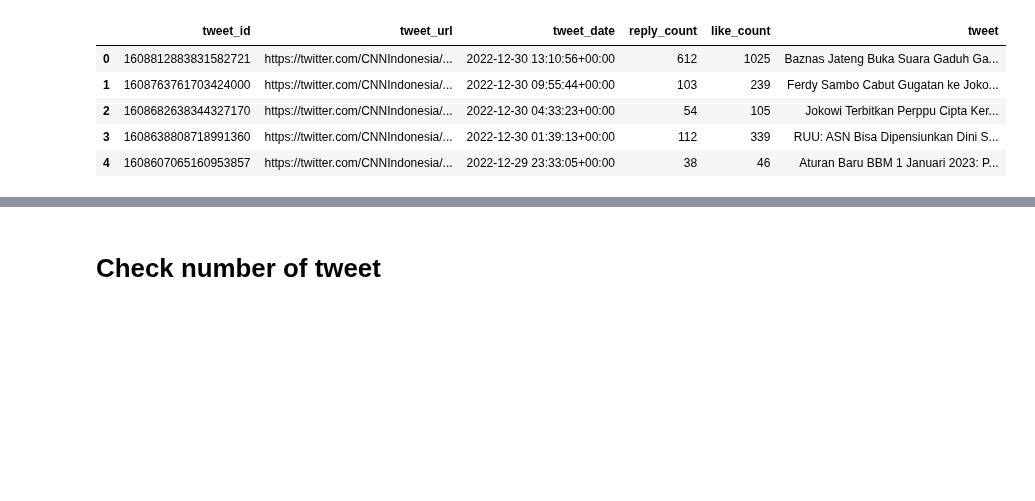
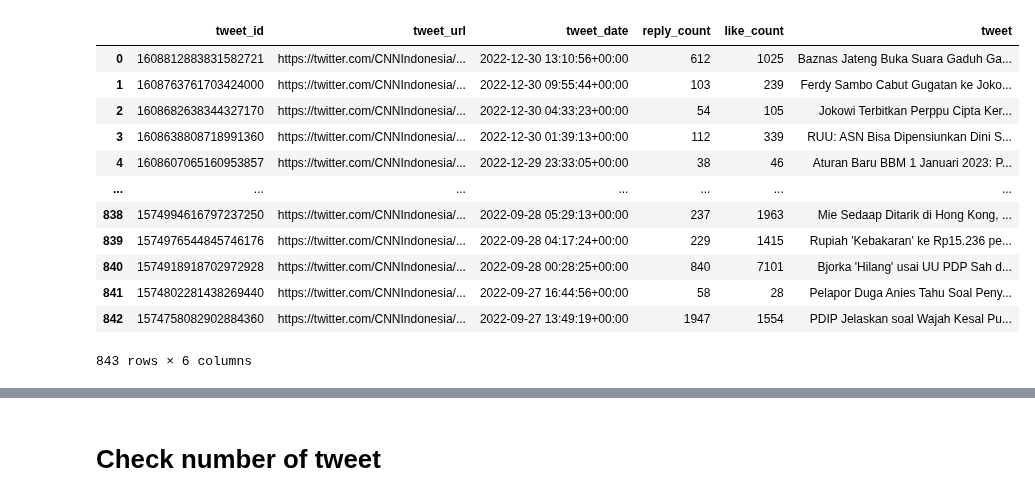
Before and after one commit to kaenova/Headline_Detection, a Jupyter notebook: src/2. Data Processing - Labeling - Splitting/1. data_explore.ipynb, the cells around one changed output, grey strips where cells are left out. Saved outputs shown, nothing was run; the diff lists cells and outputs as text; code cells hidden in the pictures; blank space fills up the shorter version.

```diff
--- a/src/2. Data Processing - Labeling - Splitting/1. data_explore.ipynb
+++ b/src/2. Data Processing - Labeling - Splitting/1. data_explore.ipynb
@@ -10,11 +10,18 @@ replies_path = f"{relative_path_data}/replies"
 organizaton_df = {data: pd.read_csv(f"{organization_path}/{data}") for data in data_csv}
 replies_df = {data: pd.read_csv(f"{replies_path}/{data}") for data in data_csv}
 # %%
-organizaton_df[data_csv[0]].head()
+organizaton_df[data_csv[0]]
 # %% [output]
 |  | tweet_id | tweet_url | tweet_date | reply_count | like_count | tweet |
 | 0 | 1608812883831582721 | https://twitter.com/CNNIndonesia/... | 2022-12-30 13:10:56+00:00 | 612 | 1025 | Baznas Jateng Buka Suara Gaduh Ga... |
 | 1 | 1608763761703424000 | https://twitter.com/CNNIndonesia/... | 2022-12-30 09:55:44+00:00 | 103 | 239 | Ferdy Sambo Cabut Gugatan ke Joko... |
 | 2 | 1608682638344327170 | https://twitter.com/CNNIndonesia/... | 2022-12-30 04:33:23+00:00 | 54 | 105 | Jokowi Terbitkan Perppu Cipta Ker... |
 | 3 | 1608638808718991360 | https://twitter.com/CNNIndonesia/... | 2022-12-30 01:39:13+00:00 | 112 | 339 | RUU: ASN Bisa Dipensiunkan Dini S... |
 | 4 | 1608607065160953857 | https://twitter.com/CNNIndonesia/... | 2022-12-29 23:33:05+00:00 | 38 | 46 | Aturan Baru BBM 1 Januari 2023: P... |
+| ... | ... | ... | ... | ... | ... | ... |
+| 838 | 1574994616797237250 | https://twitter.com/CNNIndonesia/... | 2022-09-28 05:29:13+00:00 | 237 | 1963 | Mie Sedaap Ditarik di Hong Kong, ... |
+| 839 | 1574976544845746176 | https://twitter.com/CNNIndonesia/... | 2022-09-28 04:17:24+00:00 | 229 | 1415 | Rupiah 'Kebakaran' ke Rp15.236 pe... |
+| 840 | 1574918918702972928 | https://twitter.com/CNNIndonesia/... | 2022-09-28 00:28:25+00:00 | 840 | 7101 | Bjorka 'Hilang' usai UU PDP Sah d... |
+| 841 | 1574802281438269440 | https://twitter.com/CNNIndonesia/... | 2022-09-27 16:44:56+00:00 | 58 | 28 | Pelapor Duga Anies Tahu Soal Peny... |
+| 842 | 1574758082902884360 | https://twitter.com/CNNIndonesia/... | 2022-09-27 13:49:19+00:00 | 1947 | 1554 | PDIP Jelaskan soal Wajah Kesal Pu... |
+843 rows × 6 columns
```
Also changed, not shown: parts of 1 cell of this notebook, 24 other files.
